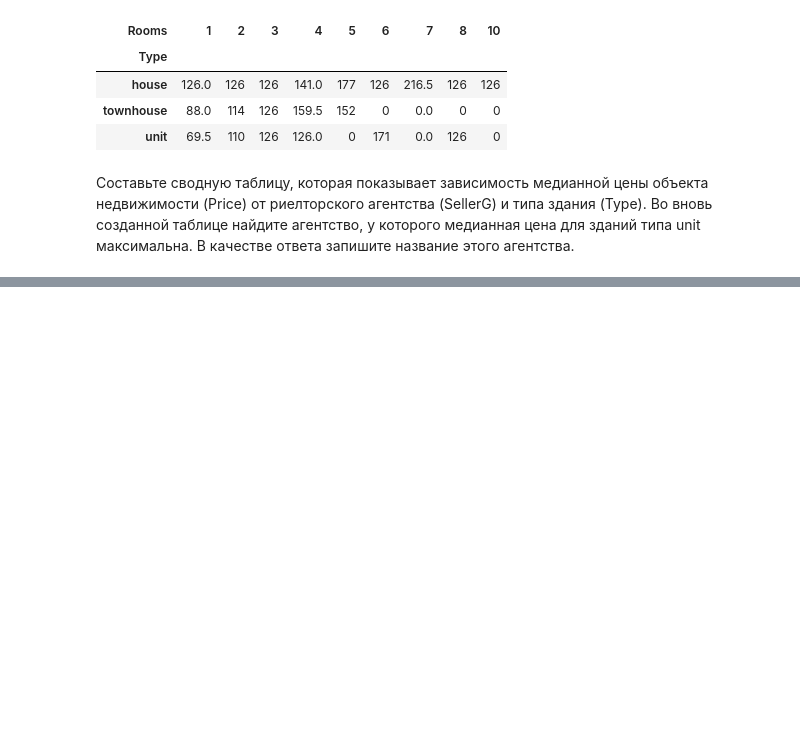
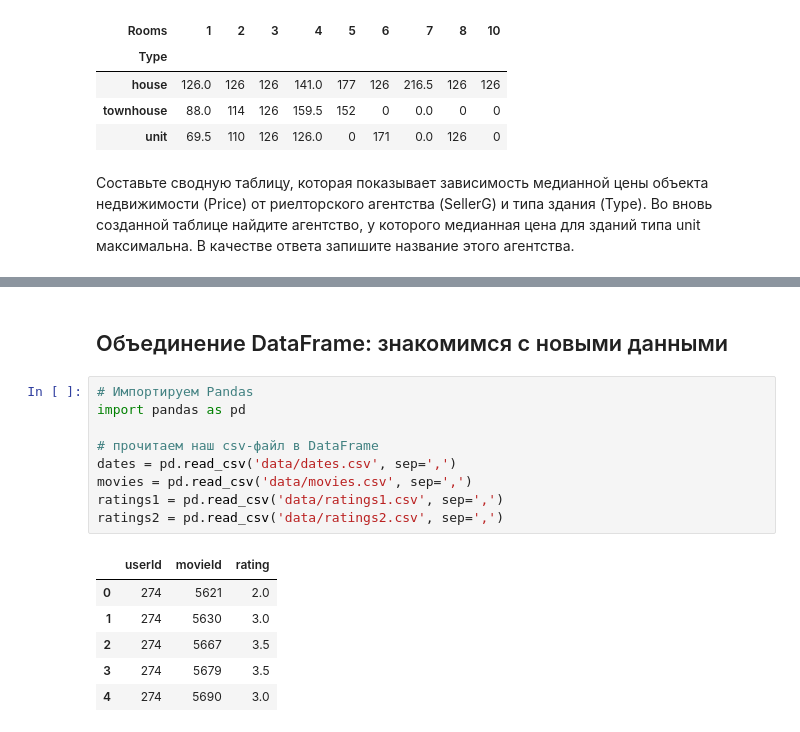
Before and after one commit to Lidiya-cutie/DS_SkillFactory, a Jupyter notebook: PY_12_ Advanced Data Techniques/Advanced Data Techniques.ipynb, the cells around one changed output, grey strips where cells are left out. Drawn from its saved outputs; the diff is of its cells as text; blank space fills up the shorter version.

```diff
--- a/PY_12_ Advanced Data Techniques/Advanced Data Techniques.ipynb
+++ b/PY_12_ Advanced Data Techniques/Advanced Data Techniques.ipynb
@@ -494,0 +476,18 @@ melb_data.pivot_table(
+# %% [markdown]
+## Объединение DataFrame: знакомимся с новыми данными
+# %%
+# Импортируем Pandas
+import pandas as pd
+
+# прочитаем наш csv-файл в DataFrame
+dates = pd.read_csv('data/dates.csv', sep=',')
+movies = pd.read_csv('data/movies.csv', sep=',')
+ratings1 = pd.read_csv('data/ratings1.csv', sep=',')
+ratings2 = pd.read_csv('data/ratings2.csv', sep=',')
+# %% [output]
+|  | userId | movieId | rating |
+| 0 | 274 | 5621 | 2.0 |
+| 1 | 274 | 5630 | 3.0 |
+| 2 | 274 | 5667 | 3.5 |
+| 3 | 274 | 5679 | 3.5 |
+| 4 | 274 | 5690 | 3.0 |
```
Also changed, not shown: parts of 18 cells of this notebook, 11 other files.
